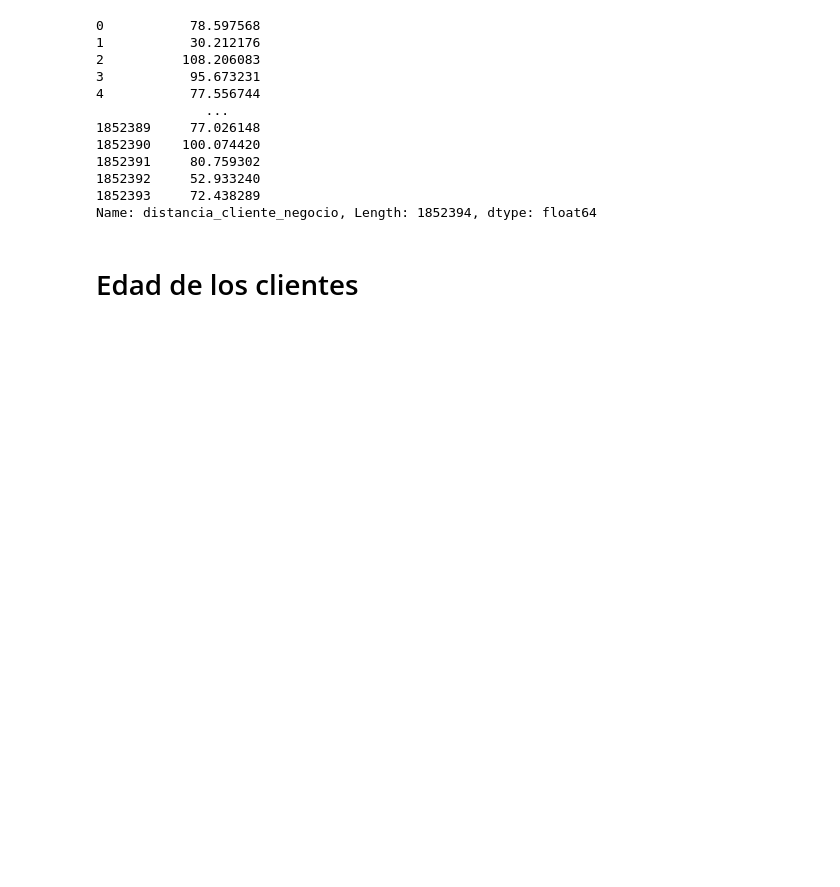
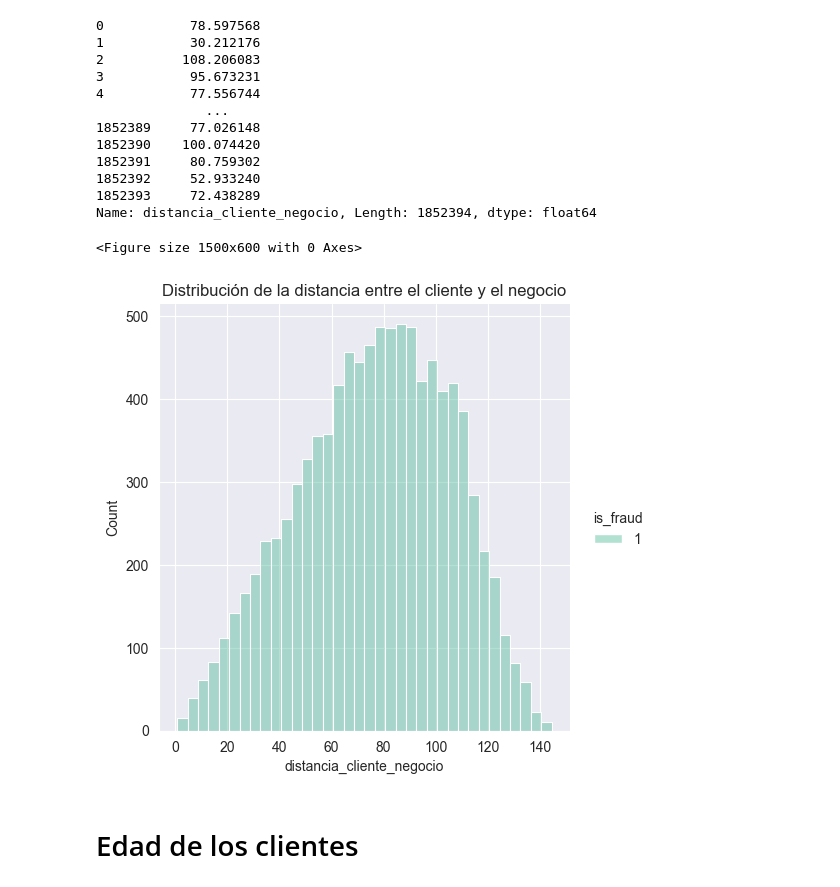
Before and after one commit to JPretellEco/Deteccion-fraudes-en-USA, a Jupyter notebook: feature_engineering.ipynb, the cells around one changed output. Drawn from its saved outputs; the diff is of its cells as text; code cells hidden in the pictures; blank space fills up the shorter version.

```diff
--- a/feature_engineering.ipynb
+++ b/feature_engineering.ipynb
@@ -117,6 +117,14 @@ df['distancia_cliente_negocio']
 1852392     52.933240
 1852393     72.438289
 Name: distancia_cliente_negocio, Length: 1852394, dtype: float64
+# %%
+plt.figure(figsize=(15, 6))
+sns.displot(data=df[df['is_fraud'] == 1], x='distancia_cliente_negocio', hue='is_fraud', palette='Set2')
+plt.title('Distribución de la distancia entre el cliente y el negocio')
+plt.show()
+# %% [output]
+<Figure size 1500x600 with 0 Axes>
+[figure, added]
 # %% [markdown]
 # Edad de los clientes
 # %%
```
Also changed, not shown: parts of 1 cell of this notebook.
